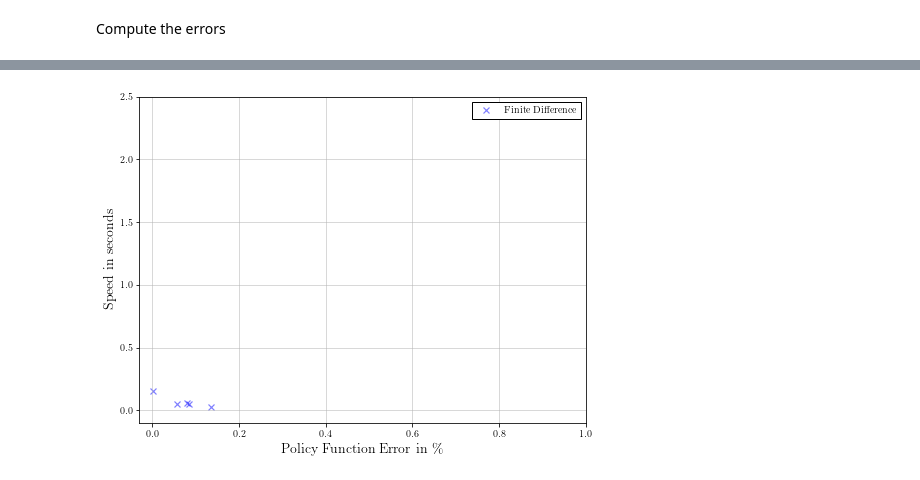
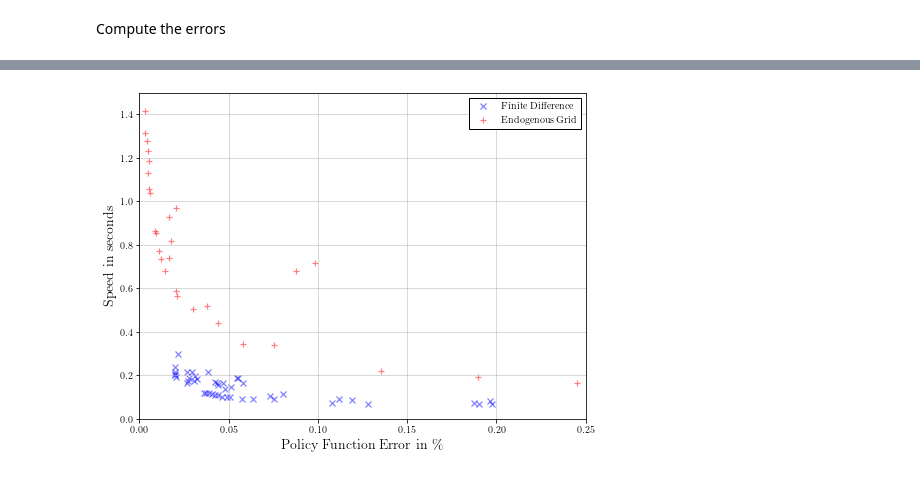
Before and after one commit to madsankern/DynamicProgramming, a Jupyter notebook: solve_1d_model.ipynb, the cells around one changed output, grey strips where cells are left out. Cells and saved outputs as stored; diff of their text form; code cells hidden in the pictures.

```diff
--- a/solve_1d_model.ipynb
+++ b/solve_1d_model.ipynb
@@ -68,10 +94,7 @@ Plot Policy function
 Setup model
 # %%
 # Maximum grid points is 4000 right now
-max_nr = 4000
+max_nr = 3500
 m_max = 20
 
-# Setup model
-model = model_class()
-model.setup()
-model.create_grids()
+# grid = [200, 400, 800, 1000, 1000, 1500, 2000, 2500, 3000, 4000, 5000, 6000, 7000]
@@ -79,0 +103,11 @@ Run EGM
+# %%
+# Compute policy functions
+model.par.Nm = max_nr # Set number
+model.m_max = m_max
+
+model.create_grids()
+model.solve_vfi()
+c_vfi_tr = model.sol_vfi.c
+
+# Save fine asset grid for later interpolation
+m_vfi_tr = model.par.grid_m
@@ -96,7 +138,7 @@ model.par.Nm = max_nr
 model.par.m_max = m_max
 model.create_grids()
 model.solve_fd()
-c_fd_tr = model.sol_fd.c
+c_fd_tr = model.sol_fd.c[:,1:-1]
 
 # Save fine asset grid for later interpolation
-m_fd_tr = model.sol_fd.m
+m_fd_tr = model.sol_fd.m[1:-1]
@@ -137,10 +185,10 @@ for i,Na in enumerate(Na_vec):
     # Compute calculation error
     error_egm[i] = 100 * 1/max_nr * 1/2 * np.sum(np.abs(c_egm_interp - c_egm_tr)/c_egm_tr)
 # %%
-# Points on the grid
+#### Points on the grid
 num = 50
-Nm_vec = tools.nonlinspace(200,3500,num,1.3)
-n_reps = 20
+Nm_vec = np.linspace(400,m_max,num,1.3)
+n_reps = 10
 
 # Initialize result vectors
 error_fd = np.nan + np.zeros((n_reps,num))
@@ -166,13 +214,17 @@ for i,Nm in enumerate(Nm_vec):
         m_fd = model.sol_fd.m
 
         # Generate interpolated policy function
-        c_fd_interp_1 = tools.interp_linear_1d(m_fd, c_fd[0], m_fd_tr)
-        c_fd_interp_2 = tools.interp_linear_1d(m_fd, c_fd[1], m_fd_tr)
+        c_fd_interp_1 = tools.interp_linear_1d(m_fd, c_fd[0,1:-1], m_fd_tr)
+        c_fd_interp_2 = tools.interp_linear_1d(m_fd, c_fd[1,1:-1], m_fd_tr)
         c_fd_interp = np.vstack((c_fd_interp_1, c_fd_interp_2))
 
         # Compute calculation error
         error_fd[j,i] = 100 * 1/max_nr * 1/2 * np.sum(np.abs(c_fd_interp - c_fd_tr)/c_fd_tr)
 
+#         plt.plot(m_fd[1:], c_fd[0,1:])
+#         plt.plot(m_fd[1:], c_fd[1,1:])
+#         plt.show()
+
 #         print('Rep nr ' + str(j))
 
 #     print('Vec iteration is ' + str(i))
@@ -218,23 +287,24 @@ array([0.98954512, 0.96172916, 0.8315799 , 0.92133058, 0.99658862,
 # %%
 # Generate
 fig = plt.figure(figsize=(8,6))
 ax = fig.add_subplot(1,1,1)
 
 # Settings
 ax.grid(b=True, which = 'major', linestyle='-', linewidth=0.5, color='0.7')
-ax.set_xlim([-0.03,1])
-ax.set_ylim([-0.1,2.5])
+ax.set_xlim([0.0,0.25])
+ax.set_ylim([0,1.5])
 ax.set_ylabel(r'Speed in seconds', size=14)
 ax.set_xlabel(r'Policy Function Error in \%', size=14)
 
 # ax.set_xscale('log')
 # ax.set_xlim([1e-3,2])
 
+
 # Plot
 ax.scatter(error_fd_av,time_fd_av,marker='x', alpha = 0.5, edgecolor = 'k', linewidth=1.2, color = 'blue', label = 'Finite Difference')
-# ax.scatter(error_egm,time_egm, marker='+', alpha = 0.5, edgecolor = 'k', linewidth=1.2, color = 'red', label = 'Endogenous Grid')
+ax.scatter(error_egm,time_egm, marker='+', alpha = 0.5, edgecolor = 'k', linewidth=1.2, color = 'red', label = 'Endogenous Grid')
 
 ax.legend(frameon = True, edgecolor = 'k', facecolor = 'white', framealpha=1, fancybox=False)
-plt.savefig('tradeoff.pdf')
+plt.savefig('figs/tradeoff_1d.pdf')
 # %% [output]
-[figure, old version]
+[figure, new version]
```
Also changed, not shown: parts of 16 cells of this notebook.
